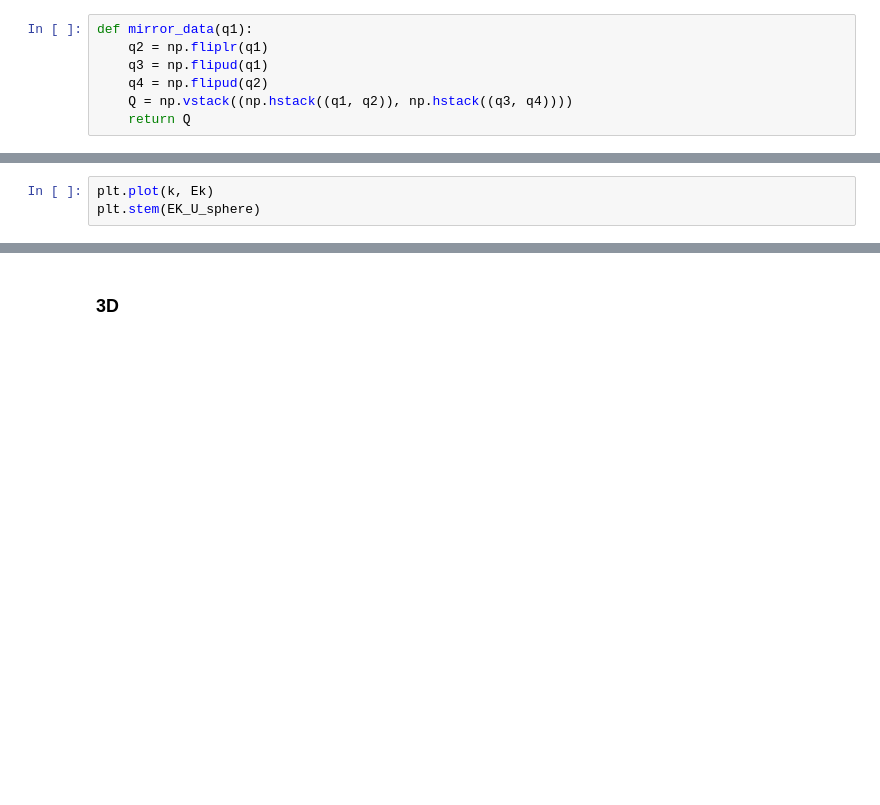
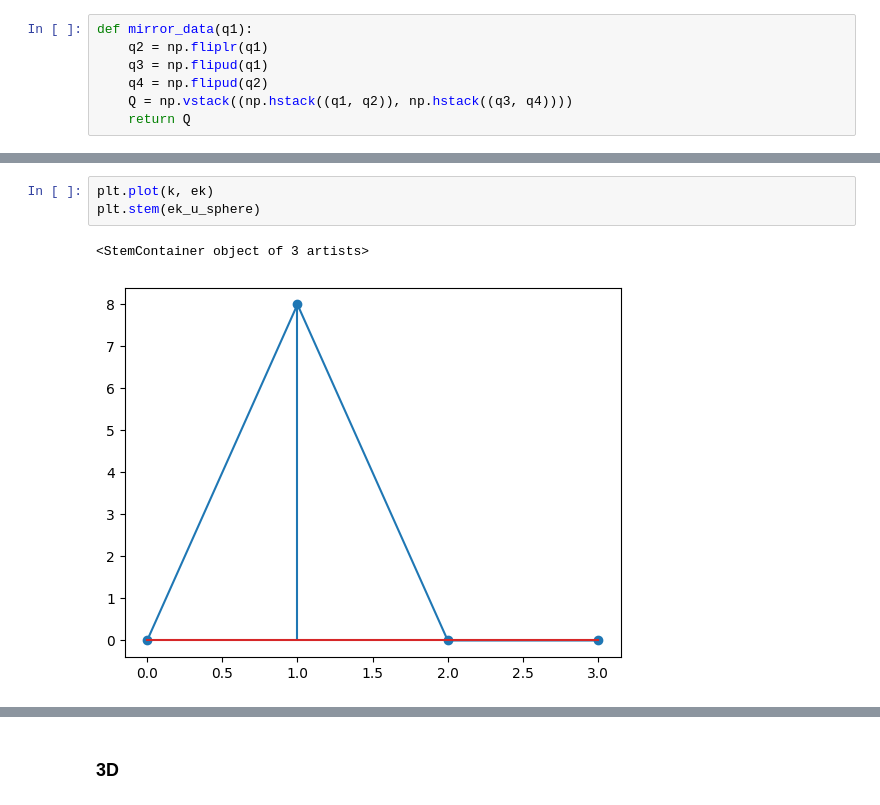
Before and after one commit to Prajwal-Prathiksh/ddp-thesis, a Jupyter notebook: code/play_energy_spectrum.ipynb, the cells around one changed output, grey strips where cells are left out. Cells and saved outputs as stored; diff of their text form; blank space fills up the shorter version.

```diff
--- a/code/play_energy_spectrum.ipynb
+++ b/code/play_energy_spectrum.ipynb
@@ -94,6 +99,9 @@ print(len(k))
 # %%
-plt.plot(k, Ek)
-plt.stem(EK_U_sphere)
+plt.plot(k, ek)
+plt.stem(ek_u_sphere)
+# %% [output]
+<StemContainer object of 3 artists>
+[figure, added]
 # %%
 # Create meshgrid of 10X10 points
 x = y = np.arange(-1, 1., 1. / 50)
```
Also changed, not shown: parts of 57 cells of this notebook, 2 other files.
